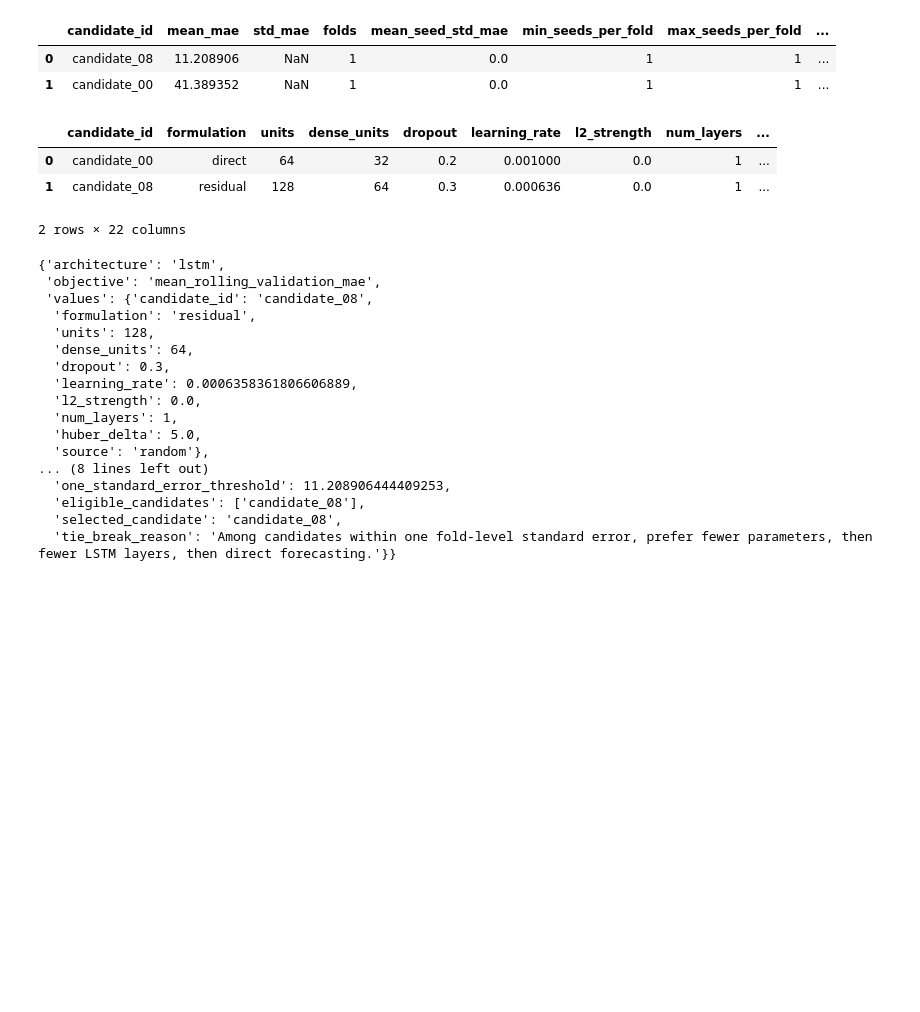
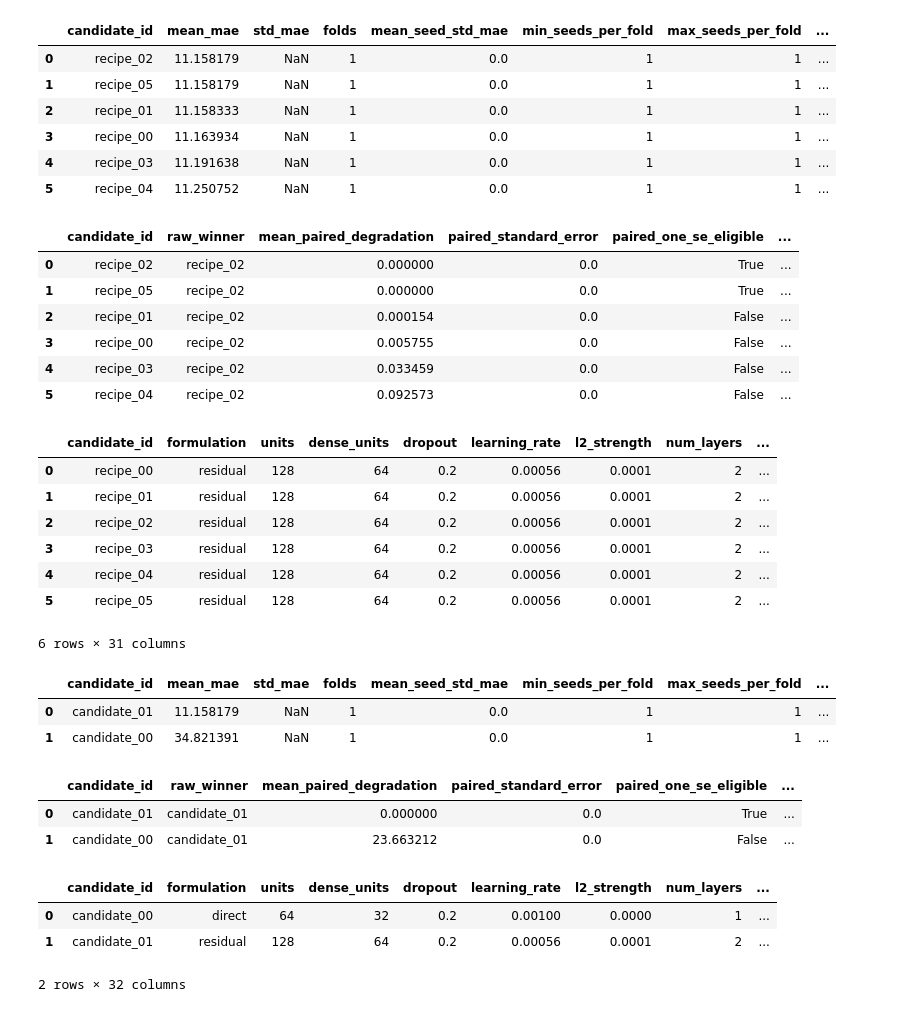
Before and after one commit to Nic0111/optimization-deep-learning-pm2.5, a Jupyter notebook: assignment2/02_hyperparameter_tuning.ipynb, the cells around one changed output. Saved outputs shown, nothing was run; the diff lists cells and outputs as text; code cells hidden in the pictures; blank space fills up the shorter version.

```diff
--- a/assignment2/02_hyperparameter_tuning.ipynb
+++ b/assignment2/02_hyperparameter_tuning.ipynb
@@ -103,41 +108,65 @@ defensible. The frozen test benchmark is never read during selection.
 # %%
 import pandas as pd
 
 suffix = OPTIONS.artifact_suffix
+recipe_trials = pd.read_csv(
+    PATHS.assignment2_tables / f"optimization_recipe_results{suffix}.csv"
+)
+recipe_summary = pd.read_csv(
+    PATHS.assignment2_tables / f"optimization_recipe_summary{suffix}.csv"
+)
+recipe_audit = pd.read_csv(
+    PATHS.assignment2_tables / f"optimization_recipe_paired_audit{suffix}.csv"
+)
 trials = pd.read_csv(
-    PATHS.assignment2_tables / f"random_search_rolling_results{suffix}.csv"
+    PATHS.assignment2_tables / f"focused_lstm_search_results{suffix}.csv"
 )
 summary = pd.read_csv(
-    PATHS.assignment2_tables / f"random_search_summary{suffix}.csv"
+    PATHS.assignment2_tables / f"focused_lstm_search_summary{suffix}.csv"
+)
+paired_audit = pd.read_csv(
+    PATHS.assignment2_tables / f"focused_lstm_paired_audit{suffix}.csv"
 )
 best_hyperparameters = json.loads(
     (PATHS.models / f"best_hyperparameters{suffix}.json").read_text(encoding="utf-8")
 )
+display(recipe_summary)
+display(recipe_audit)
+display(recipe_trials)
 display(summary)
+display(paired_audit)
 display(trials)
 display(best_hyperparameters)
 # %% [output]
 |  | candidate_id | mean_mae | std_mae | folds | mean_seed_std_mae | min_seeds_per_fold | max_seeds_per_fold | ... |
-| 0 | candidate_08 | 11.208906 | NaN | 1 | 0.0 | 1 | 1 | ... |
-| 1 | candidate_00 | 41.389352 | NaN | 1 | 0.0 | 1 | 1 | ... |
+| 0 | recipe_02 | 11.158179 | NaN | 1 | 0.0 | 1 | 1 | ... |
+| 1 | recipe_05 | 11.158179 | NaN | 1 | 0.0 | 1 | 1 | ... |
+| 2 | recipe_01 | 11.158333 | NaN | 1 | 0.0 | 1 | 1 | ... |
+| 3 | recipe_00 | 11.163934 | NaN | 1 | 0.0 | 1 | 1 | ... |
+| 4 | recipe_03 | 11.191638 | NaN | 1 | 0.0 | 1 | 1 | ... |
+| 5 | recipe_04 | 11.250752 | NaN | 1 | 0.0 | 1 | 1 | ... |
-|  | candidate_id | formulation | units | dense_units | dropout | learning_rate | l2_strength | num_layers | ... |
-| 0 | candidate_00 | direct | 64 | 32 | 0.2 | 0.001000 | 0.0 | 1 | ... |
-| 1 | candidate_08 | residual | 128 | 64 | 0.3 | 0.000636 | 0.0 | 1 | ... |
+|  | candidate_id | raw_winner | mean_paired_degradation | paired_standard_error | paired_one_se_eligible | ... |
+| 0 | recipe_02 | recipe_02 | 0.000000 | 0.0 | True | ... |
+| 1 | recipe_05 | recipe_02 | 0.000000 | 0.0 | True | ... |
+| 2 | recipe_01 | recipe_02 | 0.000154 | 0.0 | False | ... |
+| 3 | recipe_00 | recipe_02 | 0.005755 | 0.0 | False | ... |
+| 4 | recipe_03 | recipe_02 | 0.033459 | 0.0 | False | ... |
+| 5 | recipe_04 | recipe_02 | 0.092573 | 0.0 | False | ... |
+|  | candidate_id | formulation | units | dense_units | dropout | learning_rate | l2_strength | num_layers | ... |
+| 0 | recipe_00 | residual | 128 | 64 | 0.2 | 0.00056 | 0.0001 | 2 | ... |
+| 1 | recipe_01 | residual | 128 | 64 | 0.2 | 0.00056 | 0.0001 | 2 | ... |
+| 2 | recipe_02 | residual | 128 | 64 | 0.2 | 0.00056 | 0.0001 | 2 | ... |
+| 3 | recipe_03 | residual | 128 | 64 | 0.2 | 0.00056 | 0.0001 | 2 | ... |
+| 4 | recipe_04 | residual | 128 | 64 | 0.2 | 0.00056 | 0.0001 | 2 | ... |
+| 5 | recipe_05 | residual | 128 | 64 | 0.2 | 0.00056 | 0.0001 | 2 | ... |
-2 rows × 22 columns
+6 rows × 31 columns
+|  | candidate_id | mean_mae | std_mae | folds | mean_seed_std_mae | min_seeds_per_fold | max_seeds_per_fold | ... |
+| 0 | candidate_01 | 11.158179 | NaN | 1 | 0.0 | 1 | 1 | ... |
+| 1 | candidate_00 | 34.821391 | NaN | 1 | 0.0 | 1 | 1 | ... |
+|  | candidate_id | raw_winner | mean_paired_degradation | paired_standard_error | paired_one_se_eligible | ... |
+| 0 | candidate_01 | candidate_01 | 0.000000 | 0.0 | True | ... |
+| 1 | candidate_00 | candidate_01 | 23.663212 | 0.0 | False | ... |
+|  | candidate_id | formulation | units | dense_units | dropout | learning_rate | l2_strength | num_layers | ... |
+| 0 | candidate_00 | direct | 64 | 32 | 0.2 | 0.00100 | 0.0000 | 1 | ... |
+| 1 | candidate_01 | residual | 128 | 64 | 0.2 | 0.00056 | 0.0001 | 2 | ... |
-{'architecture': 'lstm',
- 'objective': 'mean_rolling_validation_mae',
- 'values': {'candidate_id': 'candidate_08',
-  'formulation': 'residual',
-  'units': 128,
-  'dense_units': 64,
-  'dropout': 0.3,
-  'learning_rate': 0.0006358361806606889,
-  'l2_strength': 0.0,
-  'num_layers': 1,
-  'huber_delta': 5.0,
-  'source': 'random'},
-... (8 lines left out)
-  'one_standard_error_threshold': 11.208906444409253,
-  'eligible_candidates': ['candidate_08'],
-  'selected_candidate': 'candidate_08',
-  'tie_break_reason': 'Among candidates within one fold-level standard error, prefer fewer parameters, then fewer LSTM layers, then direct forecasting.'}}
+2 rows × 32 columns
```
Also changed, not shown: parts of 9 cells of this notebook, 15 other files.
